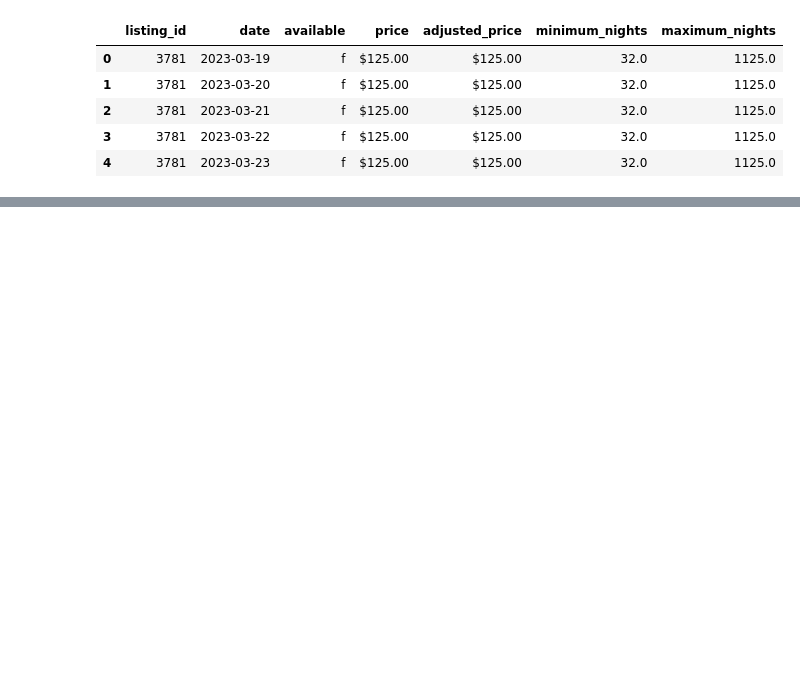
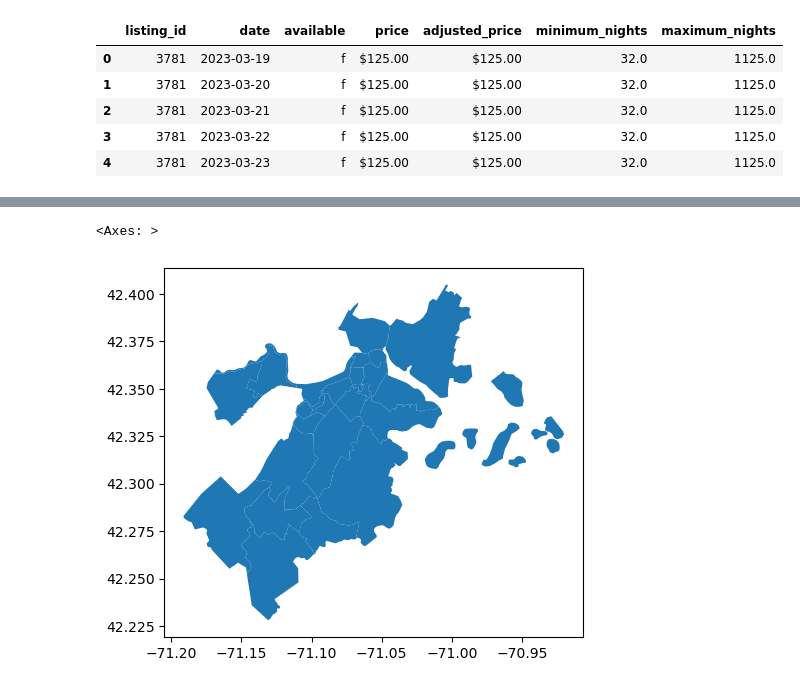
Before and after one commit to Brooks377/leftside_teamproject, a Jupyter notebook: ugly_god/EDA_Methodology.ipynb, the cells around one changed output, grey strips where cells are left out. Saved outputs shown, nothing was run; the diff lists cells and outputs as text; code cells hidden in the pictures; blank space fills up the shorter version.

```diff
--- a/ugly_god/EDA_Methodology.ipynb
+++ b/ugly_god/EDA_Methodology.ipynb
@@ -179,0 +249,12 @@ sns.move_legend(ax, "center right")
+# %%
+# load neighborhood geometry info
+boston_NBH = gpd.read_file("../inputs/Census2020_BG_Neighborhoods/Census2020_BG_Neighborhoods.shp")
+
+# set to the standard longitute/latitude system
+boston_NBH = boston_NBH.to_crs('epsg:4326')
+
+# neighborhood map
+boston_NBH.plot()
+# %% [output]
+<Axes: >
+[figure, added]
```
Also changed, not shown: parts of 25 cells of this notebook.
